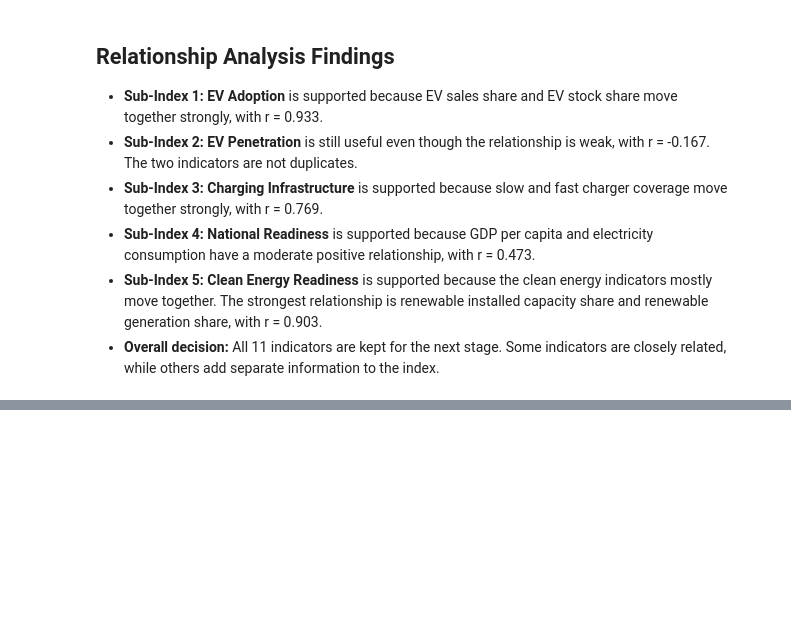
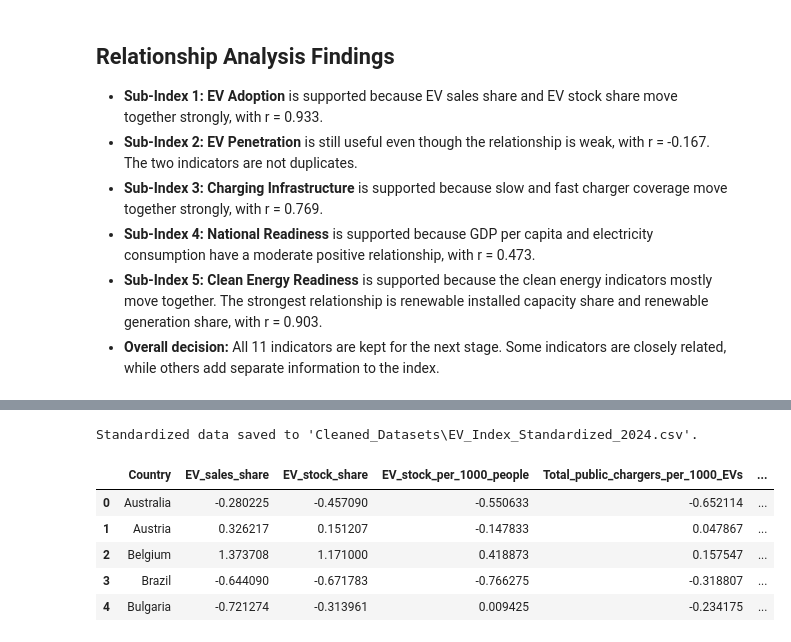
Before and after one commit to RathnamMeghana/DAV_CA1, a Jupyter notebook: index.ipynb, the cells around one changed output, grey strips where cells are left out. Cells and saved outputs as stored; diff of their text form; code cells hidden in the pictures; blank space fills up the shorter version.

Commit message:
⚖️ Add MVA standardisation step
Added standardisation for the EV readiness indicators.

Used z-scores so PCA and clustering compare countries fairly.

```diff
--- a/index.ipynb
+++ b/index.ipynb
@@ -1280,0 +1287,26 @@ plot_relationship(
+# %%
+from sklearn.preprocessing import StandardScaler
+
+# Use the EV readiness indicators only for the multivariate analysis.
+features = df_mva[indicator_columns]
+
+scaler = StandardScaler()
+standardized_array = scaler.fit_transform(features)
+
+standardized_indicators_df = pd.DataFrame(standardized_array, columns=indicator_columns)
+standardized_df = pd.concat([countries, standardized_indicators_df], axis=1)
+
+# Save the standardised dataset so PCA and clustering can be repeated later.
+standardized_output_file = r"Cleaned_Datasets\EV_Index_Standardized_2024.csv"
+standardized_df.to_csv(standardized_output_file, index=False)
+
+print(f"Standardized data saved to '{standardized_output_file}'.")
+standardized_df.head()
+# %% [output]
+Standardized data saved to 'Cleaned_Datasets\EV_Index_Standardized_2024.csv'.
+|  | Country | EV_sales_share | EV_stock_share | EV_stock_per_1000_people | Total_public_chargers_per_1000_EVs | ... |
+| 0 | Australia | -0.280225 | -0.457090 | -0.550633 | -0.652114 | ... |
+| 1 | Austria | 0.326217 | 0.151207 | -0.147833 | 0.047867 | ... |
+| 2 | Belgium | 1.373708 | 1.171000 | 0.418873 | 0.157547 | ... |
+| 3 | Brazil | -0.644090 | -0.671783 | -0.766275 | -0.318807 | ... |
+| 4 | Bulgaria | -0.721274 | -0.313961 | 0.009425 | -0.234175 | ... |
```
Also changed, not shown: parts of 2 cells of this notebook.
